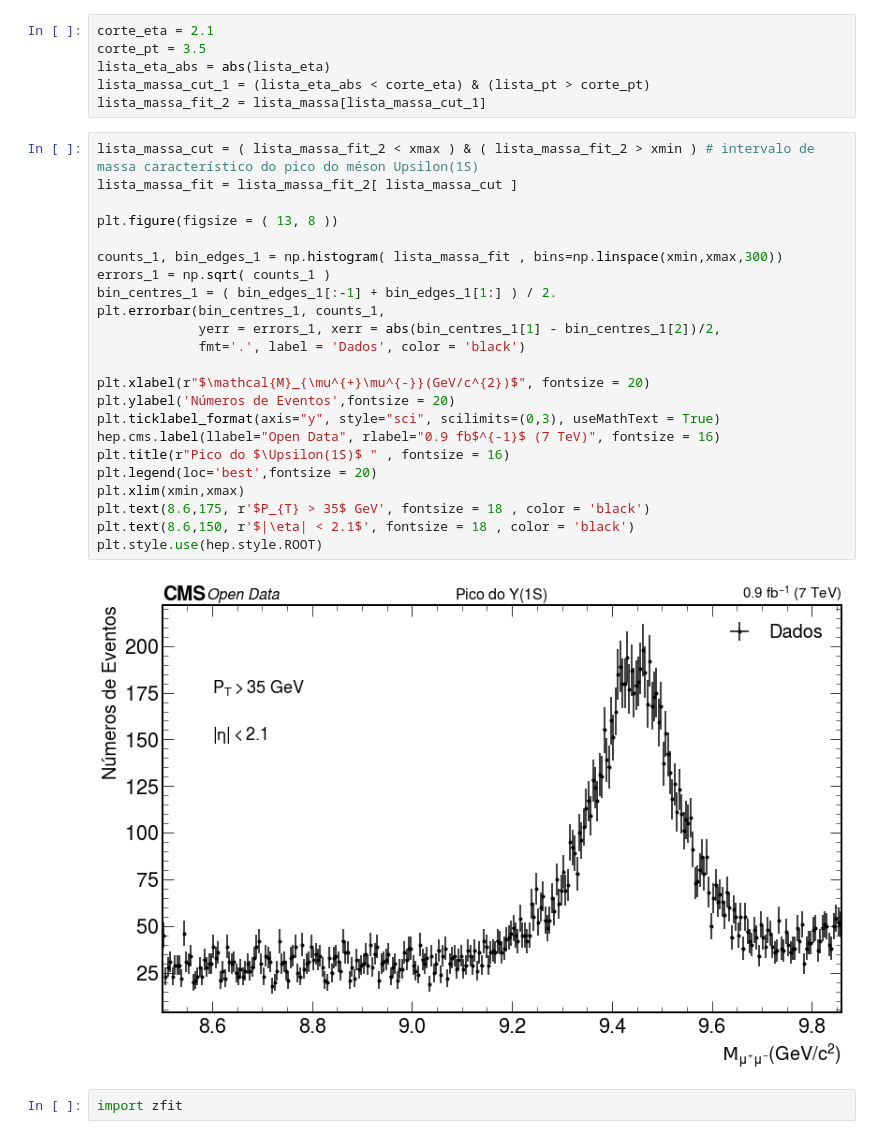
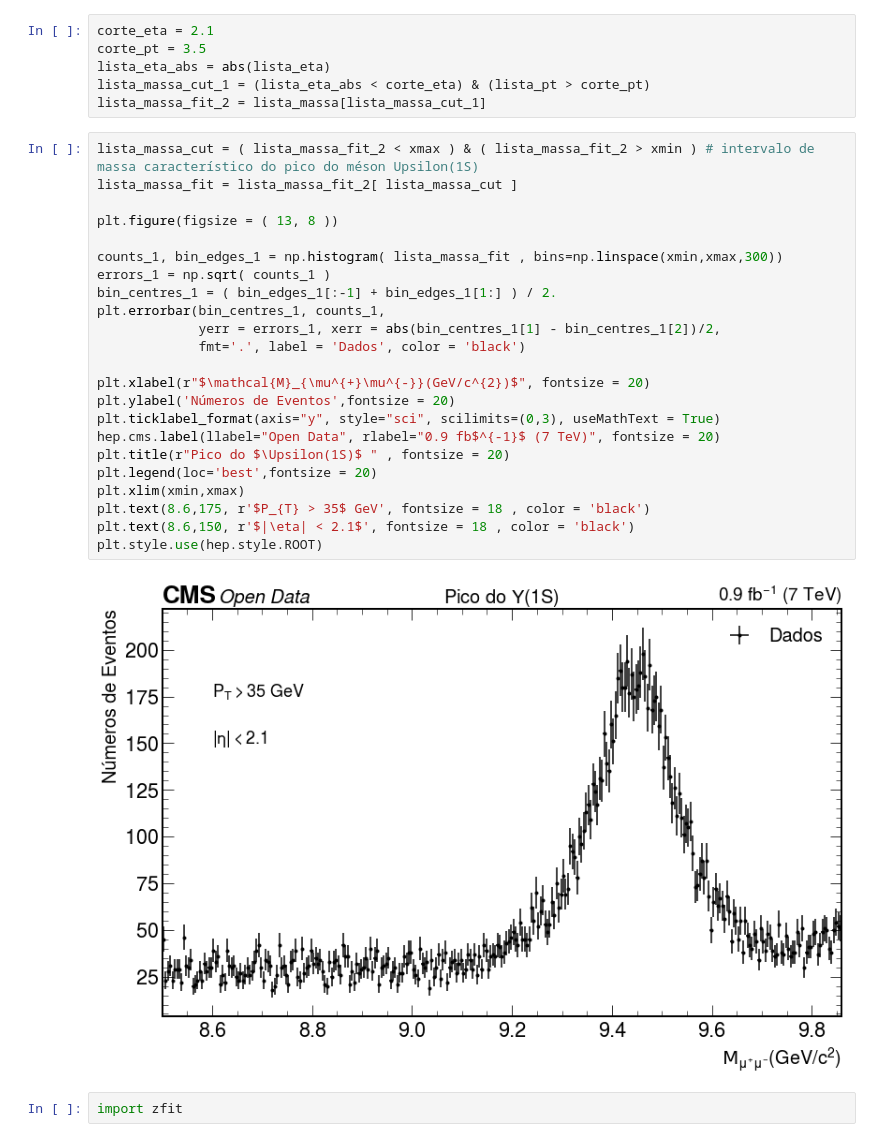
Before and after one commit to teteumac/Projeto-Final---Analise-em-FAE, a Jupyter notebook: Exercicio_4_e_5.ipynb, the cells around one changed output. Cells and saved outputs as stored; diff of their text form.

```diff
--- a/Exercicio_4_e_5.ipynb
+++ b/Exercicio_4_e_5.ipynb
@@ -66,28 +66,28 @@ lista_massa_fit_2 = lista_massa[lista_massa_cut_1]
 # %%
 lista_massa_cut = ( lista_massa_fit_2 < xmax ) & ( lista_massa_fit_2 > xmin ) # intervalo de massa característico do pico do méson Upsilon(1S)
 lista_massa_fit = lista_massa_fit_2[ lista_massa_cut ]
 
 plt.figure(figsize = ( 13, 8 ))
 
 counts_1, bin_edges_1 = np.histogram( lista_massa_fit , bins=np.linspace(xmin,xmax,300))
 errors_1 = np.sqrt( counts_1 )
 bin_centres_1 = ( bin_edges_1[:-1] + bin_edges_1[1:] ) / 2.
 plt.errorbar(bin_centres_1, counts_1,
              yerr = errors_1, xerr = abs(bin_centres_1[1] - bin_centres_1[2])/2,
              fmt='.', label = 'Dados', color = 'black')
 
 plt.xlabel(r"$\mathcal{M}_{\mu^{+}\mu^{-}}(GeV/c^{2})$", fontsize = 20)
 plt.ylabel('Números de Eventos',fontsize = 20)
 plt.ticklabel_format(axis="y", style="sci", scilimits=(0,3), useMathText = True)
-hep.cms.label(llabel="Open Data", rlabel="0.9 fb$^{-1}$ (7 TeV)", fontsize = 16)
-plt.title(r"Pico do $\Upsilon(1S)$ " , fontsize = 16)
+hep.cms.label(llabel="Open Data", rlabel="0.9 fb$^{-1}$ (7 TeV)", fontsize = 20)
+plt.title(r"Pico do $\Upsilon(1S)$ " , fontsize = 20)
 plt.legend(loc='best',fontsize = 20)
 plt.xlim(xmin,xmax)
 plt.text(8.6,175, r'$P_{T} > 35$ GeV', fontsize = 18 , color = 'black')
 plt.text(8.6,150, r'$|\eta| < 2.1$', fontsize = 18 , color = 'black')
 plt.style.use(hep.style.ROOT)
 # %% [output]
-[figure, old version]
+[figure, new version]
 # %%
 import zfit
 # %%
```
